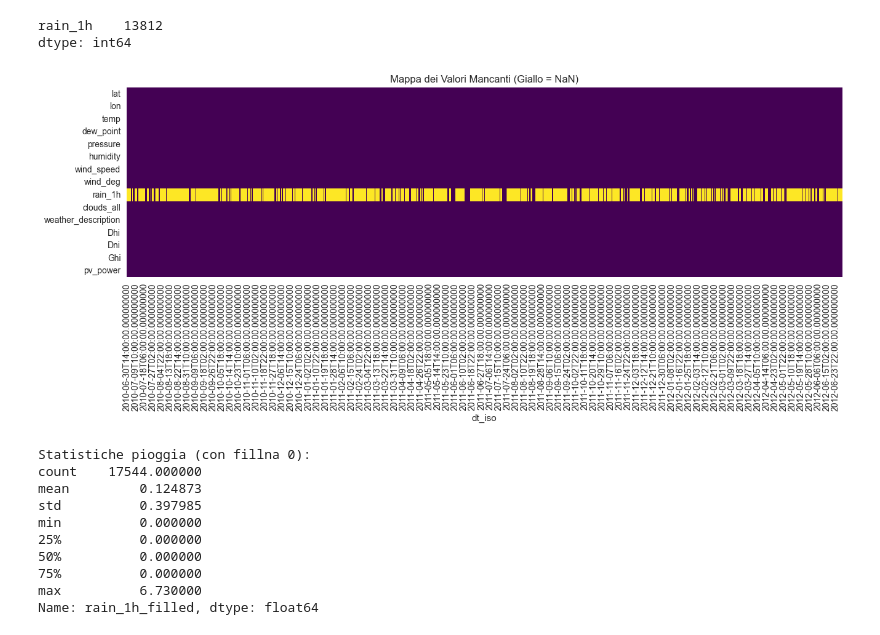
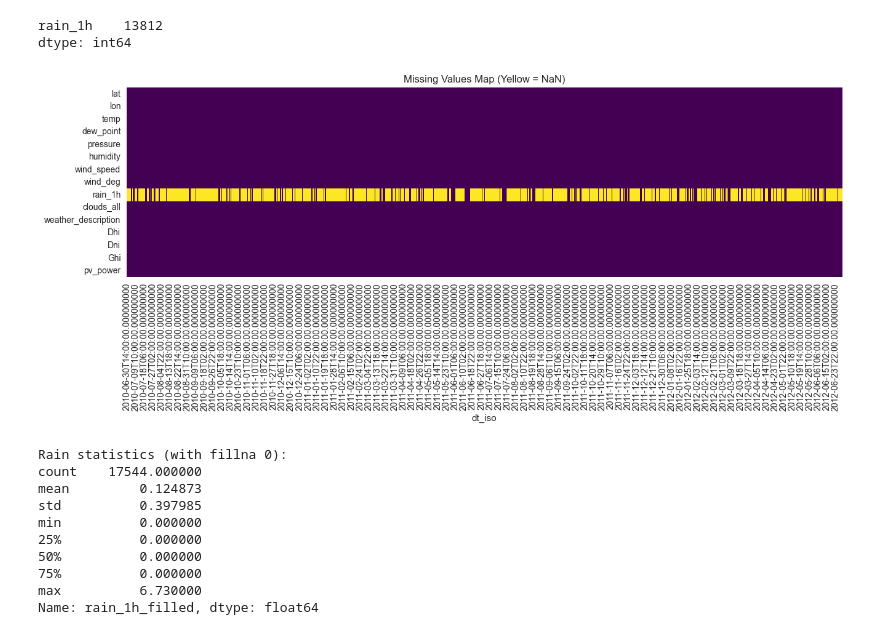
Before and after one commit to scorzaluca/Progetto_deep_learning, a Jupyter notebook: notebooks/EDA.ipynb, the cells around one changed output. Cells and saved outputs as stored; diff of their text form; code cells hidden in the pictures.

```diff
--- a/notebooks/EDA.ipynb
+++ b/notebooks/EDA.ipynb
@@ -4,28 +10,25 @@ import numpy as np
 import matplotlib.pyplot as plt
 import seaborn as sns
 
-'''Verifica Integrità Temporale'''
-
-# Configurazione grafici
+# Plot configuration
 plt.style.use('seaborn-v0_8')
 plt.rcParams['figure.figsize'] = (15, 6)
 
-# 1. Caricamento
-df = pd.read_csv('../data/processed/merged_test_ds.csv') # Adatta il path
+# Load dataset
+df = pd.read_csv('../data/processed/merge_ds.csv')
 df['dt_iso'] = pd.to_datetime(df['dt_iso'], utc=True)
 df = df.set_index('dt_iso').sort_index()
 
-# 2. Verifica continuità temporale
-# Generiamo un range ideale orario
+# Verify temporal continuity by comparing against an ideal hourly range
 full_range = pd.date_range(start=df.index.min(), end=df.index.max(), freq='h')
 missing_timestamps = full_range.difference(df.index)
 
-print(f"Totale righe: {len(df)}")
-print(f"Timestamp mancanti: {len(missing_timestamps)}")
+print(f"Total rows: {len(df)}")
+print(f"Missing timestamps: {len(missing_timestamps)}")
 
 if len(missing_timestamps) > 0:
-    print("ATTENZIONE: Ci sono buchi temporali! Devi fare reindex/imputazione in preprocessing.py")
-    print(missing_timestamps[:5]) # Mostra i primi 5
+    print("WARNING: Temporal gaps detected. Reindexing/imputation required in preprocessing.py")
+    print(missing_timestamps[:5])
 else:
-    print("Ottimo: La serie temporale è continua (nessun buco).")
+    print("OK: Time series is continuous (no gaps).")
 # %% [output]
@@ -35,26 +42,23 @@ Ottimo: La serie temporale è continua (nessun buco).
 # %%
-'''Analisi dei Valori Mancanti'''
-
-# Controlliamo i null
+# Check for null values
 null_counts = df.isnull().sum()
 print(null_counts[null_counts > 0])
 
-# Visualizzazione rapida di dove sono i buchi (es. sensore rotto per 3 giorni?)
+# Visualize missing value locations across features
 plt.figure(figsize=(15, 4))
 sns.heatmap(df.isnull().T, cbar=False, cmap='viridis')
-plt.title("Mappa dei Valori Mancanti (Giallo = NaN)")
+plt.title("Missing Values Map (Yellow = NaN)")
 plt.show()
 
-# CHECK SPECIFICO: Rain e Wind
-# Se 'rain_1h' è NaN, spesso significa 0 pioggia. Verifichiamo la teoria.
+# Rain column analysis: NaN often indicates 0 precipitation
 df['rain_1h_filled'] = df['rain_1h'].fillna(0)
-print("Statistiche pioggia (con fillna 0):")
+print("Rain statistics (with fillna 0):")
 print(df['rain_1h_filled'].describe())
 # %% [output]
 rain_1h    13812
 dtype: int64
-[figure, old version]
+[figure, new version]
-Statistiche pioggia (con fillna 0):
+Rain statistics (with fillna 0):
 count    17544.000000
 mean         0.124873
 std          0.397985
```
Also changed, not shown: parts of 13 cells of this notebook, 3 other files.
